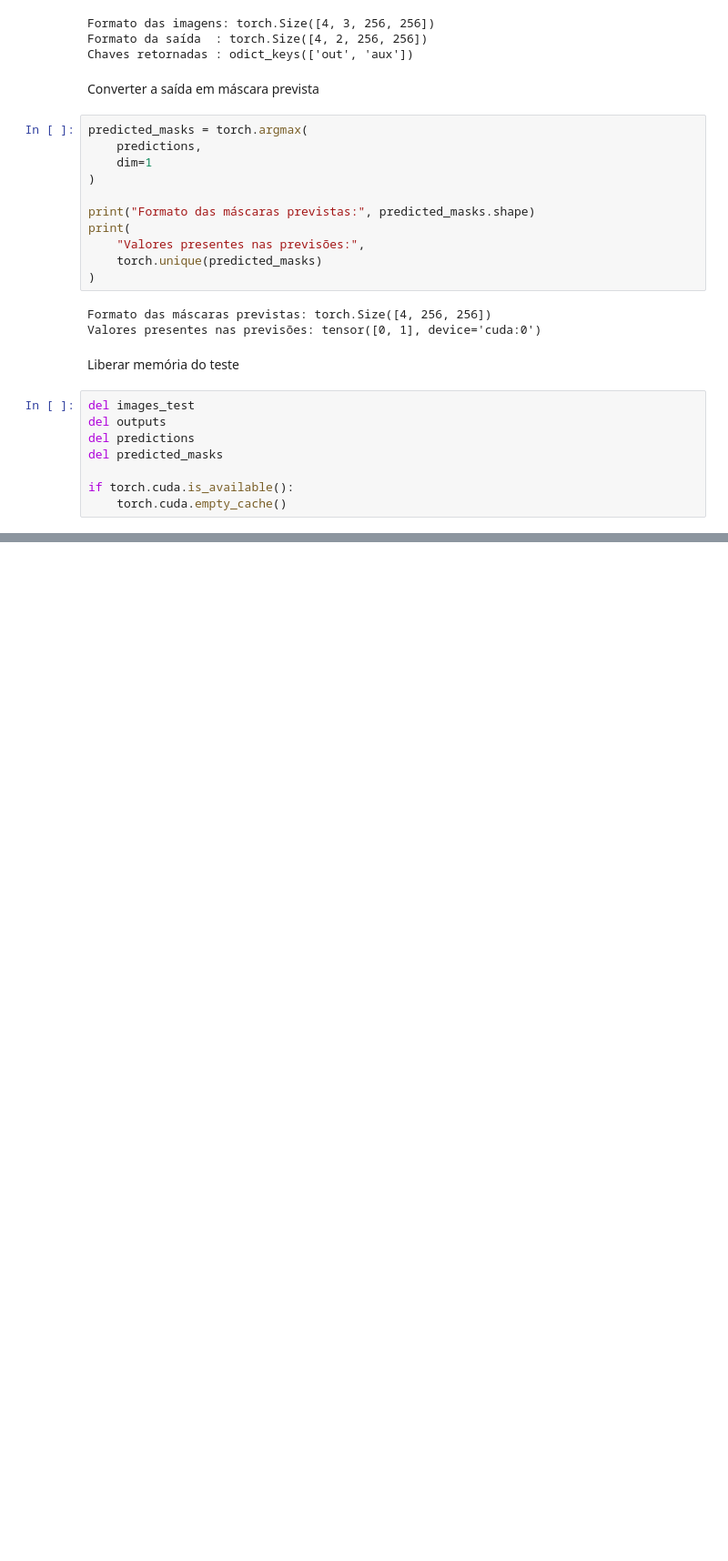
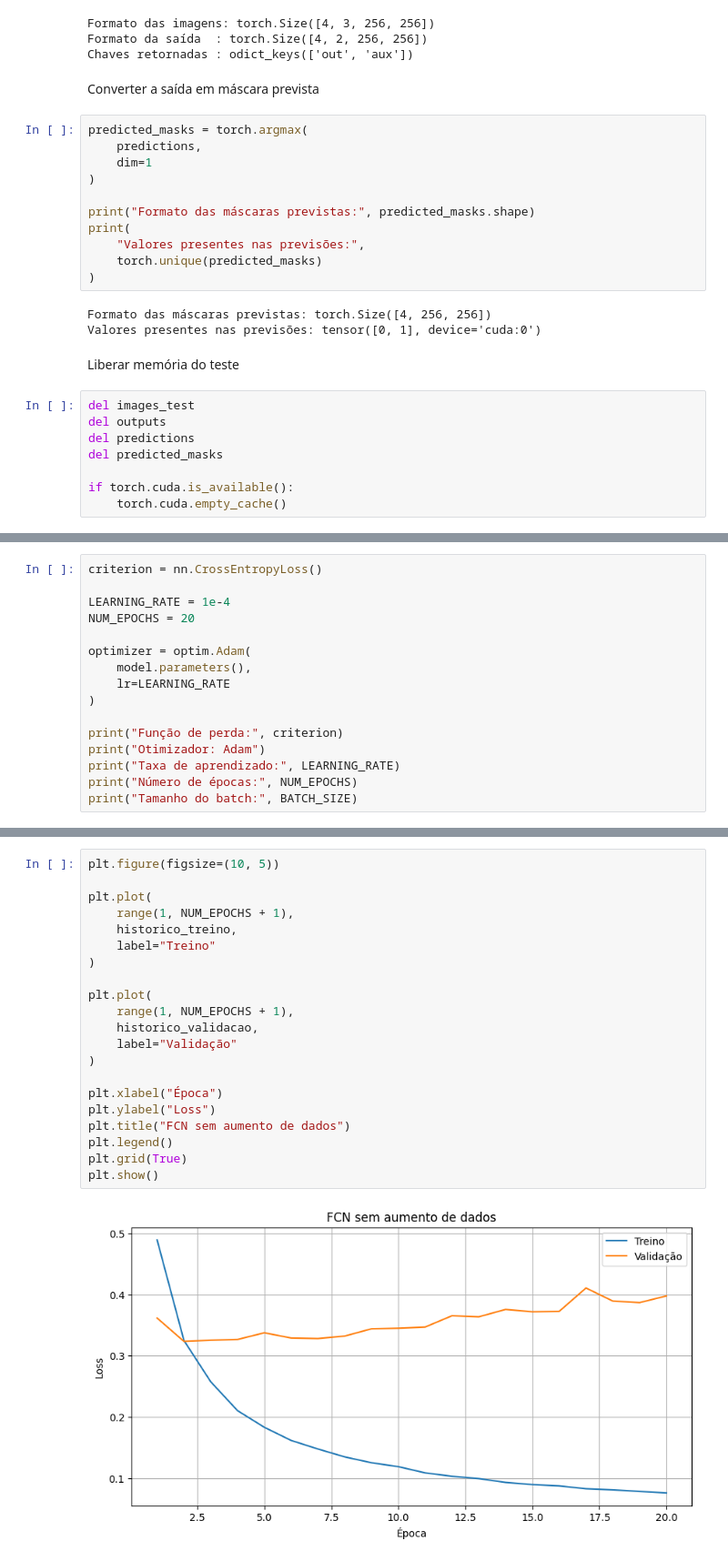
Before and after one commit to Guilherme0202PM/TreinamentoDados, a Jupyter notebook: Semana19/We_19_Implementation_FCN.ipynb, the cells around one changed output, grey strips where cells are left out. Shown at 91% size. Drawn from its saved outputs; the diff is of its cells as text; blank space fills up the shorter version.

```diff
--- a/Semana19/We_19_Implementation_FCN.ipynb
+++ b/Semana19/We_19_Implementation_FCN.ipynb
@@ -553,0 +556,16 @@ if torch.cuda.is_available():
+# %%
+criterion = nn.CrossEntropyLoss()
+
+LEARNING_RATE = 1e-4
+NUM_EPOCHS = 20
+
+optimizer = optim.Adam(
+    model.parameters(),
+    lr=LEARNING_RATE
+)
+
+print("Função de perda:", criterion)
+print("Otimizador: Adam")
+print("Taxa de aprendizado:", LEARNING_RATE)
+print("Número de épocas:", NUM_EPOCHS)
+print("Tamanho do batch:", BATCH_SIZE)
@@ -553,0 +731,23 @@ if torch.cuda.is_available():
+# %%
+plt.figure(figsize=(10, 5))
+
+plt.plot(
+    range(1, NUM_EPOCHS + 1),
+    historico_treino,
+    label="Treino"
+)
+
+plt.plot(
+    range(1, NUM_EPOCHS + 1),
+    historico_validacao,
+    label="Validação"
+)
+
+plt.xlabel("Época")
+plt.ylabel("Loss")
+plt.title("FCN sem aumento de dados")
+plt.legend()
+plt.grid(True)
+plt.show()
+# %% [output]
+[figure, added]
```
Also changed, not shown: parts of 7 cells of this notebook.
